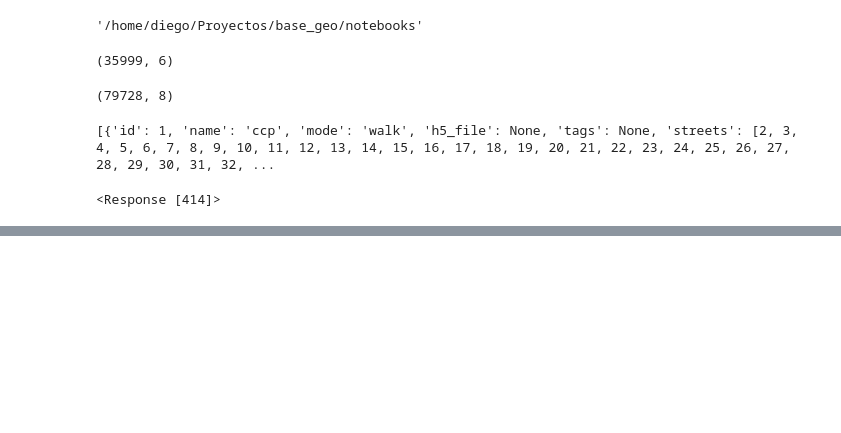
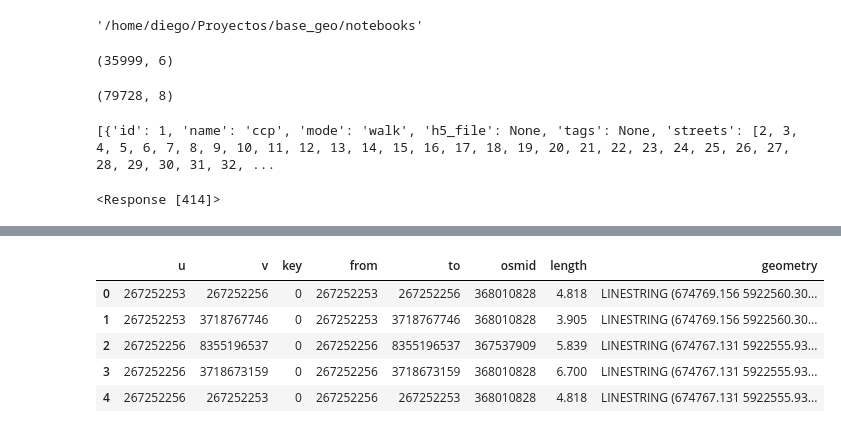
Before and after one commit to diegoalrv/clbb-apio, a Jupyter notebook: notebooks/road_network.ipynb, the cells around one changed output, grey strips where cells are left out. Cells and saved outputs as stored; diff of their text form; code cells hidden in the pictures; blank space fills up the shorter version.

```diff
--- a/notebooks/road_network.ipynb
+++ b/notebooks/road_network.ipynb
@@ -137,0 +227,11 @@ mapa
+# %%
+tmp = gpd.read_parquet('/app/assets/streets/actual/edges.parquet')
+# %%
+tmp.head()
+# %% [output]
+|  | u | v | key | from | to | osmid | length | geometry |
+| 0 | 267252253 | 267252256 | 0 | 267252253 | 267252256 | 368010828 | 4.818 | LINESTRING (674769.156 5922560.30... |
+| 1 | 267252253 | 3718767746 | 0 | 267252253 | 3718767746 | 368010828 | 3.905 | LINESTRING (674769.156 5922560.30... |
+| 2 | 267252256 | 8355196537 | 0 | 267252256 | 8355196537 | 367537909 | 5.839 | LINESTRING (674767.131 5922555.93... |
+| 3 | 267252256 | 3718673159 | 0 | 267252256 | 3718673159 | 368010828 | 6.700 | LINESTRING (674767.131 5922555.93... |
+| 4 | 267252256 | 267252253 | 0 | 267252256 | 267252253 | 368010828 | 4.818 | LINESTRING (674767.131 5922555.93... |
```
Also changed, not shown: parts of 18 cells of this notebook, 6 other files.
